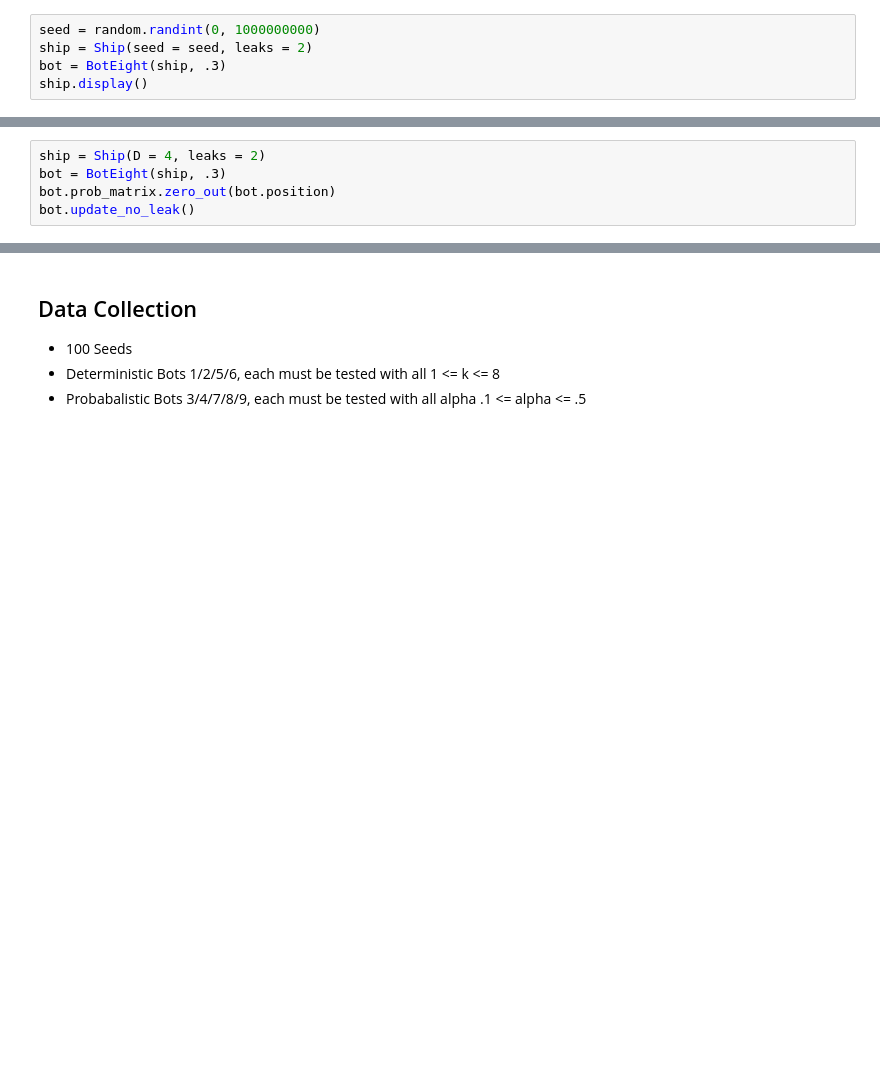
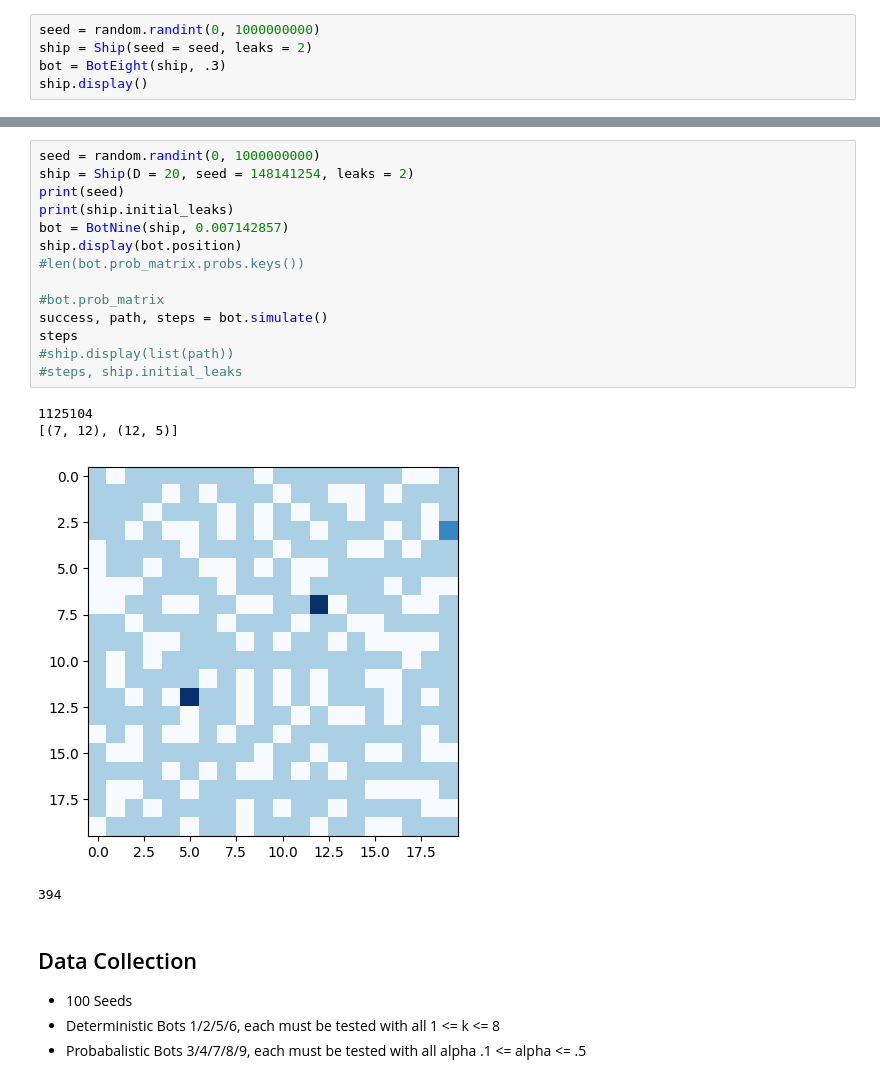
Before and after one commit to Intro-to-AI-Group/AI-Project-Two, a Jupyter notebook: src/Ship.ipynb, the cells around one changed output, grey strips where cells are left out. Saved outputs shown, nothing was run; the diff lists cells and outputs as text; blank space fills up the shorter version.

Commit message:
Bot Nine

```diff
--- a/src/Ship.ipynb
+++ b/src/Ship.ipynb
@@ -1534,5 +1572,0 @@ bot.probability_at_pos((0, 4)), 1 / len(ship.open_cells)
-# %%
-ship = Ship(D = 4, leaks = 2)
-bot = BotEight(ship, .3)
-bot.prob_matrix.zero_out(bot.position)
-bot.update_no_leak()
@@ -1539,3 +1640,22 @@ bot.update_no_leak()
+# %%
+seed = random.randint(0, 1000000000)
+ship = Ship(D = 20, seed = 148141254, leaks = 2)
+print(seed)
+print(ship.initial_leaks)
+bot = BotNine(ship, 0.007142857)
+ship.display(bot.position)
+#len(bot.prob_matrix.probs.keys())
+
+#bot.prob_matrix
+success, path, steps = bot.simulate()
+steps
+#ship.display(list(path))
+#steps, ship.initial_leaks
+# %% [output]
+1125104
+[(7, 12), (12, 5)]
+[figure, added]
+394
 # %% [markdown]
 ## Data Collection
 - 100 Seeds
```
Also changed, not shown: parts of 7 cells of this notebook.
